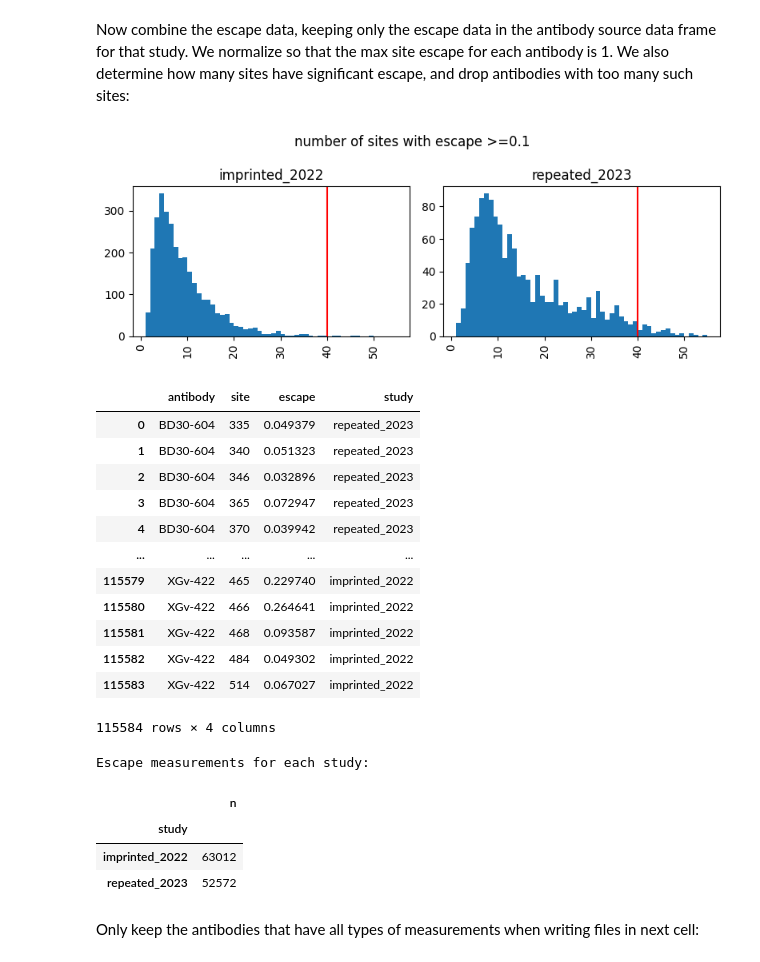
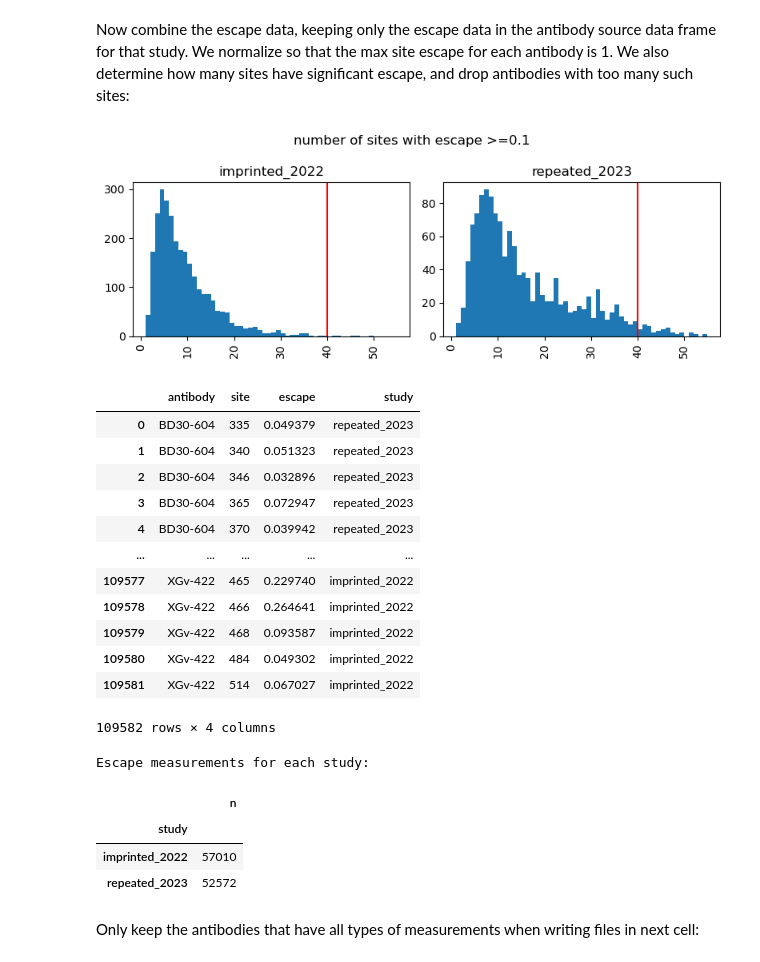
Before and after one commit to jbloomlab/SARS2-RBD-escape-calc, a Jupyter notebook: process_data.ipynb, the cells around one changed output. Saved outputs shown, nothing was run; the diff lists cells and outputs as text; code cells hidden in the pictures.

Commit message:
remove some duplicated antibodies
Remove duplicated antibodies based on `Cao_data/all-repo-duplicates.xlsx` file provided by Jennifer Macke at LANL.

```diff
--- a/process_data.ipynb
+++ b/process_data.ipynb
@@ -449,0 +451,7 @@ First the antibody sources:
+# %%
+antibody_renaming = (
+    pd.read_excel("Cao_data/all-repo-duplicates.xlsx")
+    .set_index("Antibody  Name")
+    ["BD equivalent name"]
+    .to_dict()
+)
@@ -450,7 +460,19 @@ First the antibody sources:
 # %%
-antibody_source = pd.concat(
-    [repeated_2023_source, imprinted_2022_source],
-    ignore_index=True,
+antibody_source = (
+    pd.concat(
+        [repeated_2023_source, imprinted_2022_source],
+        ignore_index=True,
+    )
+    .assign(
+        antibody=lambda x: x["antibody"].map(
+            lambda a: antibody_renaming[a] if a in antibody_renaming else a
+        ),
+    )
+)
+
+assert (
+    antibody_source["antibody"].nunique()
+    == len(antibody_source[["antibody", "source"]].drop_duplicates())
 )
 
 print("Dropping the following antibodies duplicated across studies:")
@@ -607,7 +655,15 @@ escape = (
     pd.concat(
         [
             # get just antibodies from that study
-            escape_df.merge(antibody_source.query("study == @study")[["antibody"]])
+            (
+                escape_df
+                .assign(
+                    antibody=lambda x: x["antibody"].map(
+                        lambda a: antibody_renaming[a] if a in antibody_renaming else a
+                    ),
+                )
+                .merge(antibody_source.query("study == @study")[["antibody"]])
+            )
             for study, escape_df in [
                 ("repeated_2023", repeated_2023_escape),
                 ("imprinted_2022", imprinted_2022_escape),
@@ -621,6 +677,8 @@ escape = (
         )
     )
 )
+
+assert len(escape) == len(escape.groupby(["antibody", "site"]))
 
 # get and plot n sites with significant escape, then eliminate antibodies with
 # too many sites of substantial escape
@@ -640,34 +698,34 @@ axes = n_sig_escape.hist(
     by="study",
     bins=range(1, n_sig_escape["n_sites"].max() + 1, 1),
     grid=False,
     layout=(nrows, ncols),
     figsize=(4 * ncols, 3 * nrows),
 )
 for ax in axes:
     ax.axvline(max_sig_sites, color="red")
 fig = plt.gcf()
 fig.suptitle(f"number of sites with escape >={sig_escape_threshold}")
 fig.tight_layout()
 plt.show(plt.gcf())
 
 # drop antibodies with too many sites of escape
 escape = (
     escape
     .merge(
         n_sig_escape.query("n_sites <= @max_sig_sites")[["antibody", "study"]],
         how="inner",
         validate="many_to_one",
     )
 )
 
 assert escape["antibody"].nunique() == len(escape.groupby(["antibody", "study"]))
 
 display(escape)
 
 print("Escape measurements for each study:")
 display(escape.groupby("study").aggregate(n=pd.NamedAgg("site", "count")))
 # %% [output]
-[figure, old version]
+[figure, new version]
 |  | antibody | site | escape | study |
 | 0 | BD30-604 | 335 | 0.049379 | repeated_2023 |
 | 1 | BD30-604 | 340 | 0.051323 | repeated_2023 |
@@ -675,16 +733,16 @@ display(escape.groupby("study").aggregate(n=pd.NamedAgg("site", "count")))
 | 3 | BD30-604 | 365 | 0.072947 | repeated_2023 |
 | 4 | BD30-604 | 370 | 0.039942 | repeated_2023 |
 | ... | ... | ... | ... | ... |
-| 115579 | XGv-422 | 465 | 0.229740 | imprinted_2022 |
-| 115580 | XGv-422 | 466 | 0.264641 | imprinted_2022 |
-| 115581 | XGv-422 | 468 | 0.093587 | imprinted_2022 |
-| 115582 | XGv-422 | 484 | 0.049302 | imprinted_2022 |
-| 115583 | XGv-422 | 514 | 0.067027 | imprinted_2022 |
+| 109577 | XGv-422 | 465 | 0.229740 | imprinted_2022 |
+| 109578 | XGv-422 | 466 | 0.264641 | imprinted_2022 |
+| 109579 | XGv-422 | 468 | 0.093587 | imprinted_2022 |
+| 109580 | XGv-422 | 484 | 0.049302 | imprinted_2022 |
+| 109581 | XGv-422 | 514 | 0.067027 | imprinted_2022 |
-115584 rows × 4 columns
+109582 rows × 4 columns
 Escape measurements for each study:
 |  | n |
 | study |  |
-| imprinted_2022 | 63012 |
+| imprinted_2022 | 57010 |
 | repeated_2023 | 52572 |
 # %% [markdown]
 Only keep the antibodies that have all types of measurements when writing files in next cell:
```
Also changed, not shown: parts of 6 cells of this notebook, 10 other files.
